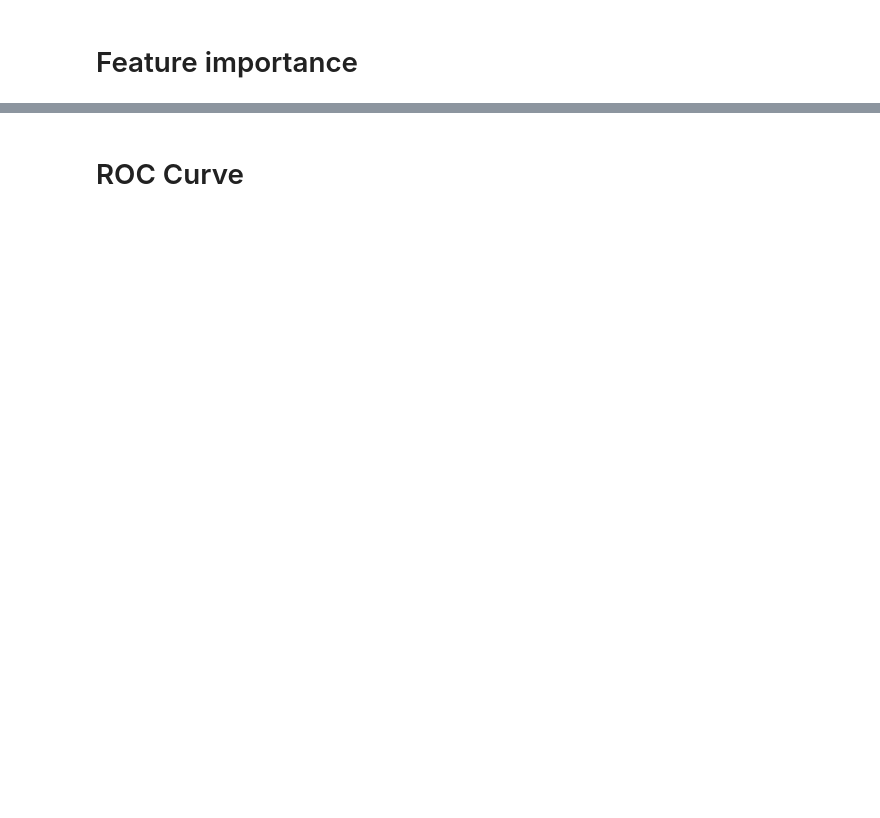
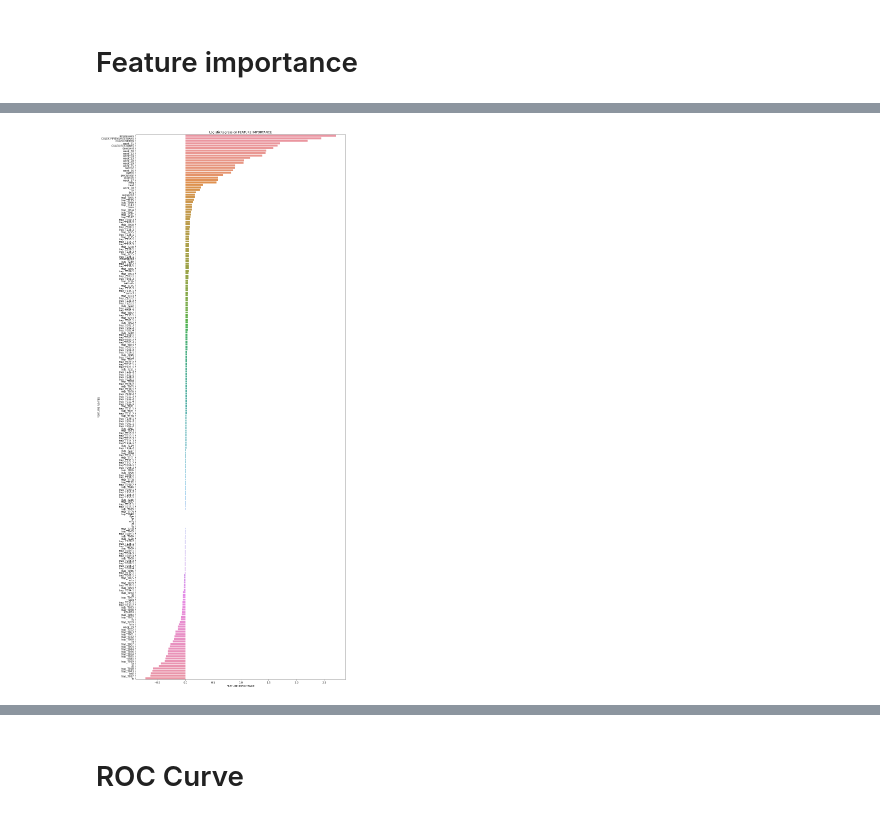
Before and after one commit to msamhz/GA-Project_4, a Jupyter notebook: code/3_Classification Modelling.ipynb, the cells around one changed output, grey strips where cells are left out. Cells and saved outputs as stored; diff of their text form; code cells hidden in the pictures; blank space fills up the shorter version.

```diff
--- a/code/3_Classification Modelling.ipynb
+++ b/code/3_Classification Modelling.ipynb
@@ -861,4 +840,6 @@ plot_feature_importance(xbg_model.feature_importances_,X.columns,'XGBoost')
 # %%
-plot_feature_importance(gs_logreg.best_estimator_[1].coef_.reshape(38,),X.columns,'LogisticRegression')
+plot_feature_importance(gs_logreg.best_estimator_[1].coef_.reshape(222,),X.columns,'LogisticRegression')
+# %% [output]
+[figure, added]
 # %%
 plot_feature_importance(rfs_hyperparam_bal.feature_importances_,X.columns,'RandomForestClassifier')
```
Also changed, not shown: parts of 30 cells of this notebook.
